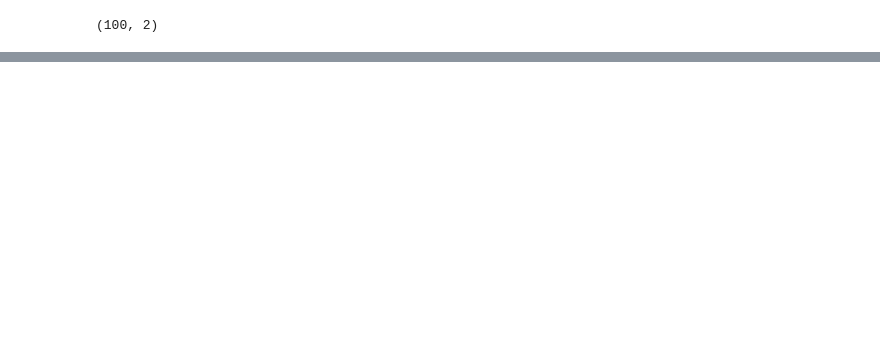
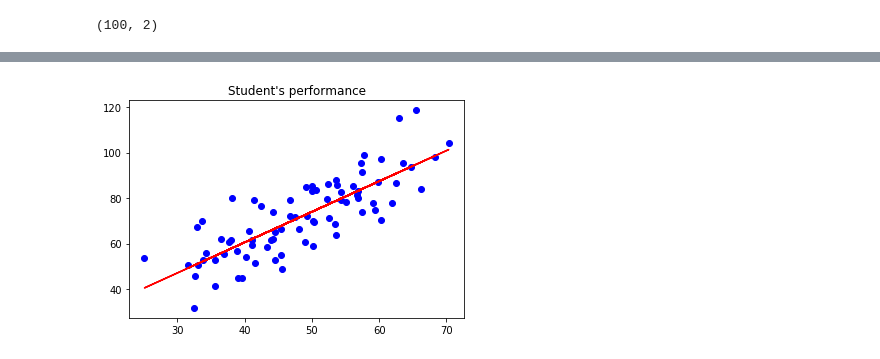
Before and after one commit to bgreatfit/MachineLearningWithPython, a Jupyter notebook: SimpleRegression/Linear Regression With Sklearn.ipynb, the cells around one changed output, grey strips where cells are left out. Drawn from its saved outputs; the diff is of its cells as text; code cells hidden in the pictures; blank space fills up the shorter version.

```diff
--- a/SimpleRegression/Linear Regression With Sklearn.ipynb
+++ b/SimpleRegression/Linear Regression With Sklearn.ipynb
@@ -23,5 +23,5 @@ array([[32.50234527, 31.70700585],
        [48.10504169, 75.3312423 ],
        [52.55001444, 71.30087989]])
 # %%
-X = data[:,0]
-y = data[:,1]
+X_train = data[:,0]
+X_train = data[:,1]
@@ -92,0 +47,2 @@ X
+# %%
+regressor = LinearRegression()
@@ -92,0 +57,2 @@ X
+# %%
+r =regressor.fit(X_train.reshape(-1,1),y_train.ravel())
@@ -92,0 +63,2 @@ X
+# %%
+y_pred = regressor.predict(X_train.reshape(-1,1))
@@ -92,0 +84,7 @@ X
+# %%
+plt.scatter(X_train,y_train,color='blue')
+plt.title('Student\'s performance')
+plt.plot(X_train,y_pred, color = 'r')
+plt.show()
+# %% [output]
+[figure, added]
```
Also changed, not shown: parts of 13 cells of this notebook, 1 other file.
